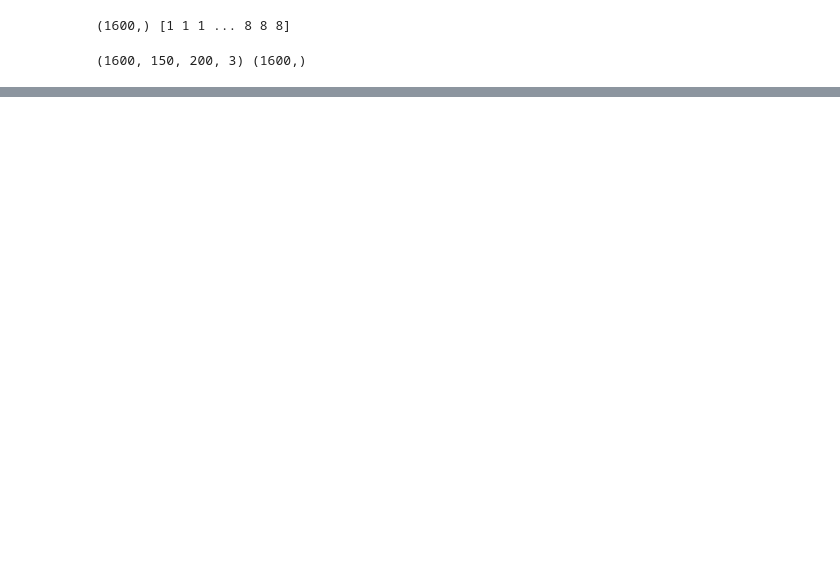
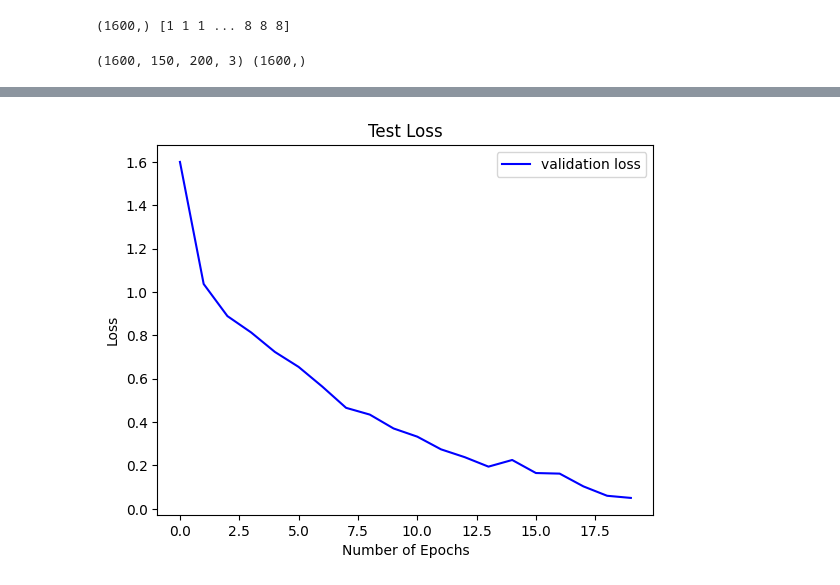
Before and after one commit to fadel2002/image-processing-using-cnn, a Jupyter notebook: main.ipynb, the cells around one changed output, grey strips where cells are left out. Cells and saved outputs as stored; diff of their text form; code cells hidden in the pictures; blank space fills up the shorter version.

```diff
--- a/main.ipynb
+++ b/main.ipynb
@@ -147,0 +148,10 @@ Epoch 20/20
+# %%
+# evaluate loss
+plt.plot(history.history['loss'], color='b', label="validation loss")
+plt.title("Test Loss")
+plt.xlabel("Number of Epochs")
+plt.ylabel("Loss")
+plt.legend()
+plt.show()
+# %% [output]
+[figure, added]
```
Also changed, not shown: parts of 3 cells of this notebook.
